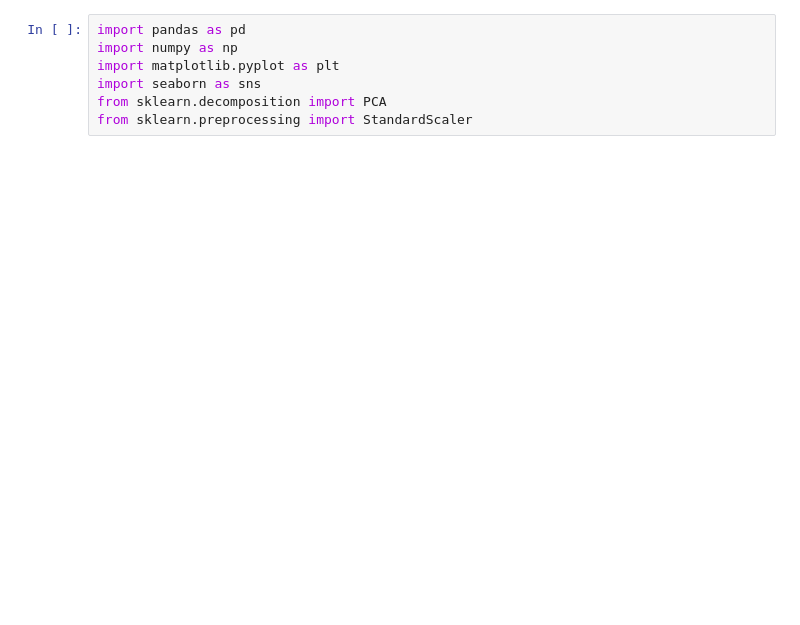
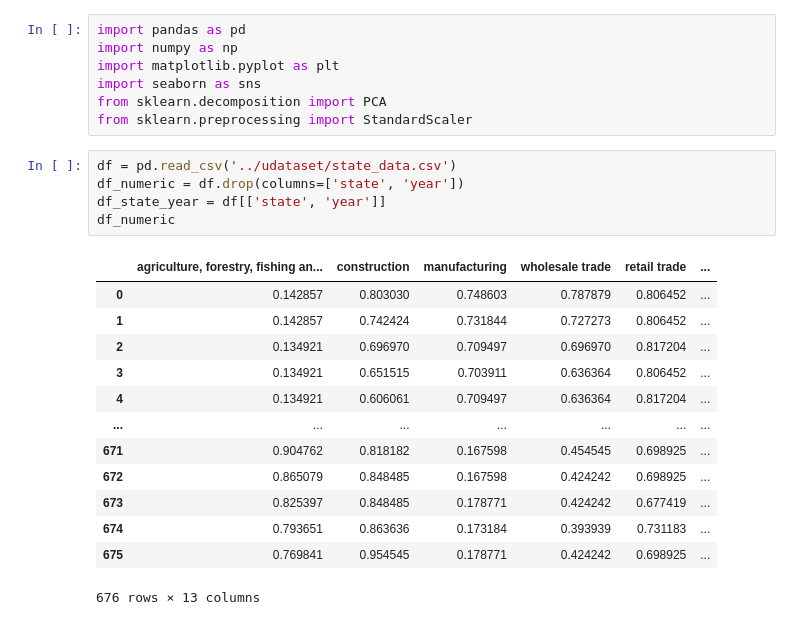
Before and after one commit to SAT-Enjoyers/citadel-datathon, a Jupyter notebook: eda/pca.ipynb, the cells around one changed output. Drawn from its saved outputs; the diff is of its cells as text; blank space fills up the shorter version.

```diff
--- a/eda/pca.ipynb
+++ b/eda/pca.ipynb
@@ -5,3 +5,22 @@ import matplotlib.pyplot as plt
 import seaborn as sns
 from sklearn.decomposition import PCA
 from sklearn.preprocessing import StandardScaler
+# %%
+df = pd.read_csv('../udataset/state_data.csv')
+df_numeric = df.drop(columns=['state', 'year'])
+df_state_year = df[['state', 'year']]
+df_numeric
+# %% [output]
+|  | agriculture, forestry, fishing an... | construction | manufacturing | wholesale trade | retail trade | ... |
+| 0 | 0.142857 | 0.803030 | 0.748603 | 0.787879 | 0.806452 | ... |
+| 1 | 0.142857 | 0.742424 | 0.731844 | 0.727273 | 0.806452 | ... |
+| 2 | 0.134921 | 0.696970 | 0.709497 | 0.696970 | 0.817204 | ... |
+| 3 | 0.134921 | 0.651515 | 0.703911 | 0.636364 | 0.806452 | ... |
+| 4 | 0.134921 | 0.606061 | 0.709497 | 0.636364 | 0.817204 | ... |
+| ... | ... | ... | ... | ... | ... | ... |
+| 671 | 0.904762 | 0.818182 | 0.167598 | 0.454545 | 0.698925 | ... |
+| 672 | 0.865079 | 0.848485 | 0.167598 | 0.424242 | 0.698925 | ... |
+| 673 | 0.825397 | 0.848485 | 0.178771 | 0.424242 | 0.677419 | ... |
+| 674 | 0.793651 | 0.863636 | 0.173184 | 0.393939 | 0.731183 | ... |
+| 675 | 0.769841 | 0.954545 | 0.178771 | 0.424242 | 0.698925 | ... |
+676 rows × 13 columns
```
Also changed, not shown: parts of 6 cells of this notebook, 1 other file.
